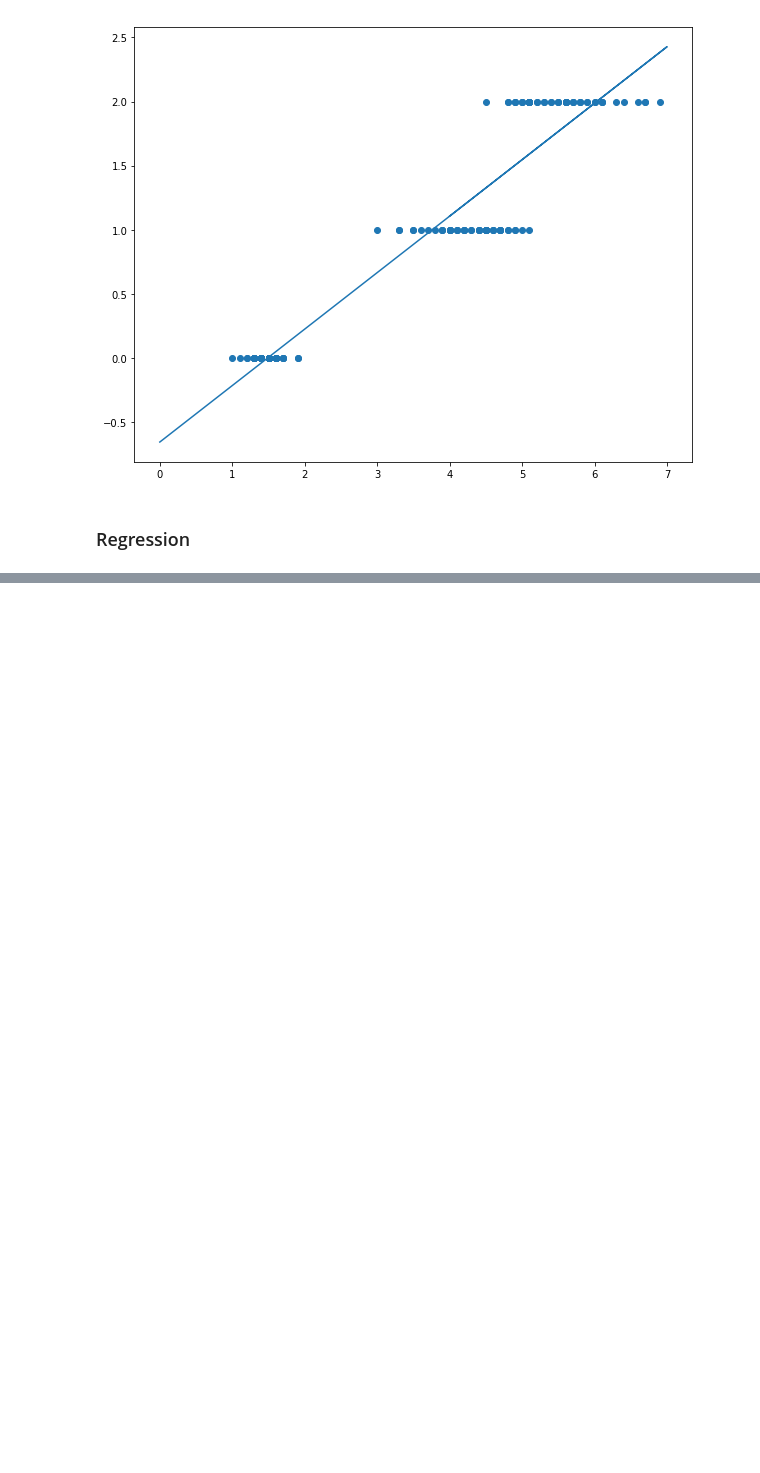
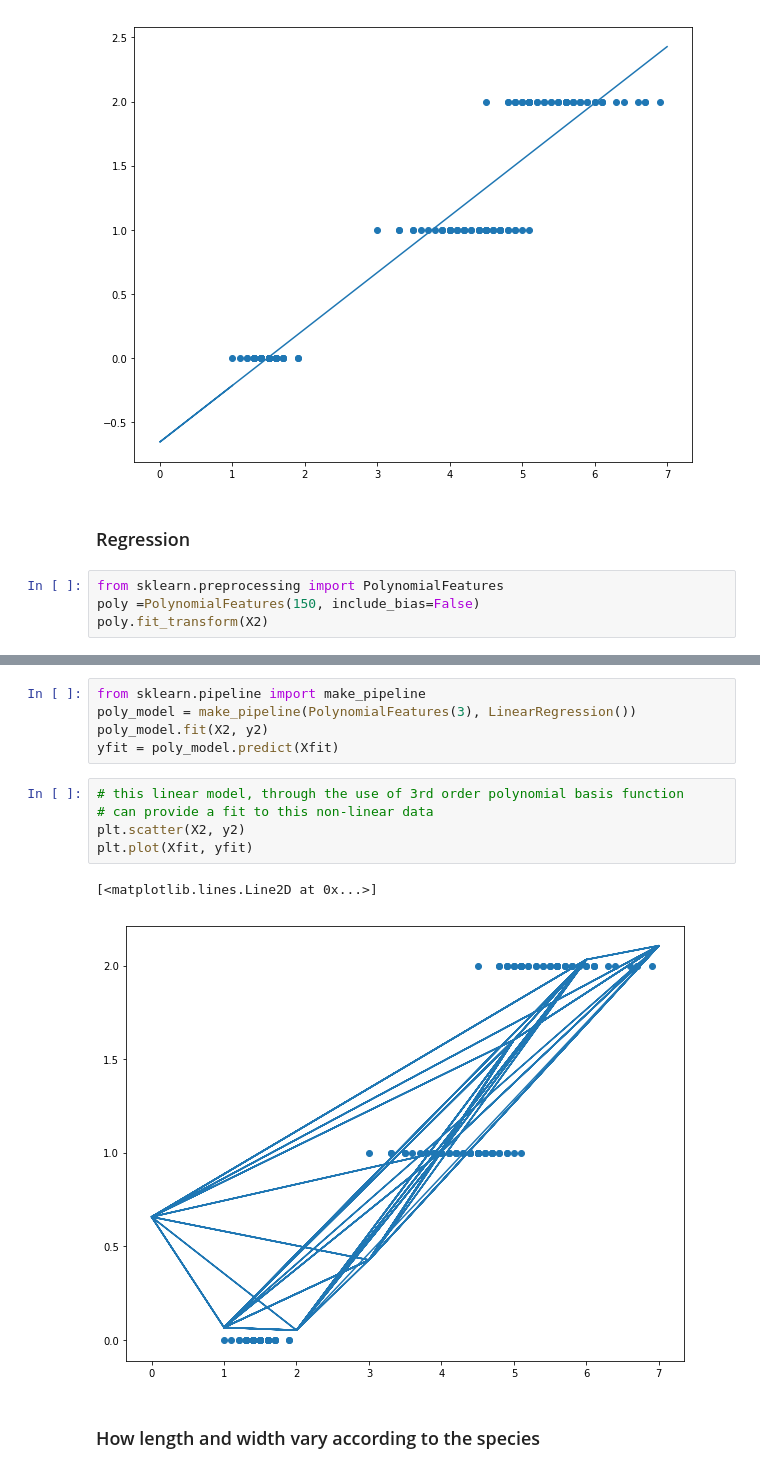
Before and after one commit to skazi019/Iris-dataset-analysis, a Jupyter notebook: iris_analysis.ipynb, the cells around one changed output, grey strips where cells are left out. Drawn from its saved outputs; the diff is of its cells as text; blank space fills up the shorter version.

Commit message:
Regression with scatter plot and IRIS correlation matrix done.

```diff
--- a/iris_analysis.ipynb
+++ b/iris_analysis.ipynb
@@ -362,3 +362,7 @@ plt.plot(Xfit, yfit)
 [figure]
 # %% [markdown]
 ### Regression
+# %%
+from sklearn.preprocessing import PolynomialFeatures
+poly =PolynomialFeatures(150, include_bias=False)
+poly.fit_transform(X2)
@@ -364,0 +383,15 @@ plt.plot(Xfit, yfit)
+# %%
+from sklearn.pipeline import make_pipeline
+poly_model = make_pipeline(PolynomialFeatures(3), LinearRegression())
+poly_model.fit(X2, y2)
+yfit = poly_model.predict(Xfit)
+# %%
+# this linear model, through the use of 3rd order polynomial basis function
+# can provide a fit to this non-linear data
+plt.scatter(X2, y2)
+plt.plot(Xfit, yfit)
+# %% [output]
+[<matplotlib.lines.Line2D at 0x...>]
+[figure, added]
+# %% [markdown]
+### How length and width vary according to the species
```
Also changed, not shown: parts of 12 cells of this notebook, 1 other file.
